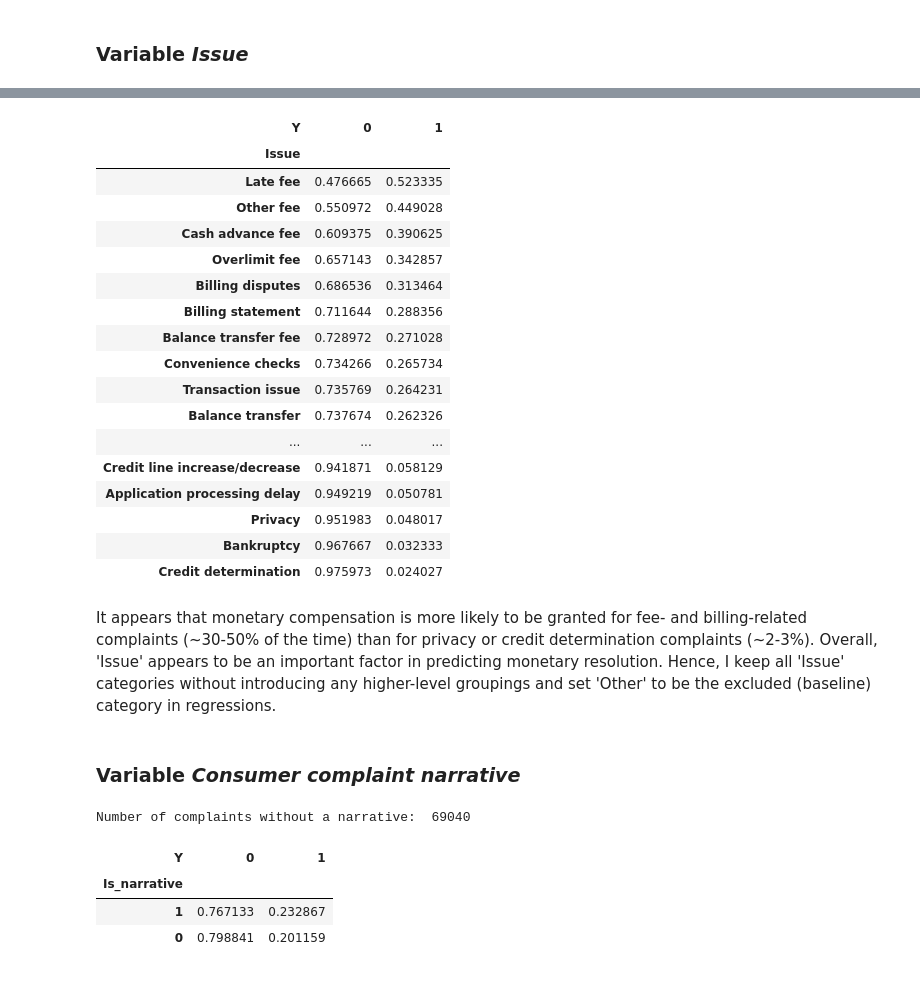
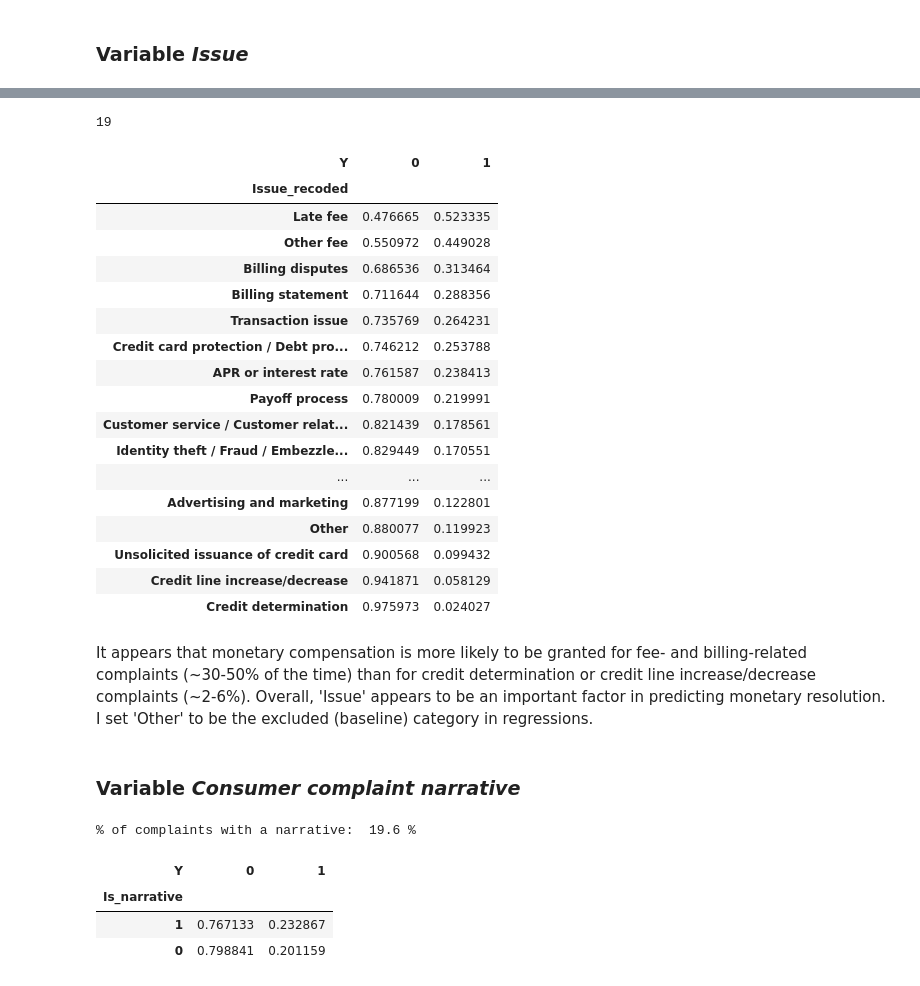
Before and after one commit to zhannazh/Predicting_Outcome_of_Consumer_Finance_Complaints, a Jupyter notebook: 1. Data exploration and feature engineering.ipynb, the cells around one changed output, grey strips where cells are left out. Cells and saved outputs as stored; diff of their text form; code cells hidden in the pictures.

```diff
--- a/1. Data exploration and feature engineering.ipynb
+++ b/1. Data exploration and feature engineering.ipynb
@@ -20,7 +20,8 @@ import matplotlib.pyplot as plt
 %matplotlib inline
 # %%
 # Set up directory path and load the CFPB data
-directory = '[[enter directory path]]'
+##directory = '[[enter directory path]]'
+directory = '/Users/rosa/Documents/Predicting_Outcome_of_Credit_Card_Complaints/Data/'
 df =pd.read_csv(directory+ 'Consumer_Complaints_loaded_March20_2017.csv', \
                 header = 0, sep = ',', dtype = 'str')
 # NOTE: This file was too big to save on Github so I posted a smaller version of it with
@@ -144,2 +143,6 @@ True
 # %% [markdown]
 ### Variable *Issue*
+# %%
+# Tabulate 'Issue'
+Issue_labels = df.Issue.value_counts(dropna=False)/df.shape[0]
+Issue_labels
@@ -146,26 +174,42 @@ True
+# %%
+# Identify Issue categories that capture less than 2% of all credit card complaints (2% is arbitrary)
+relabel_issue = []
+for i in Issue_labels.index:
+    if df[df.Issue == i].Issue.count()/df.shape[0] < 0.02:
+        relabel_issue.append(i)
+
+# Group the identified categories into "Issues - Other groupped"
+df["Issue_recoded"] = df.Issue
+for i in relabel_issue:
+    df.loc[df.Issue == i, 'Issue_recoded'] = "Issues - Other groupped"
+
+# Number of unique categories in the recoded Issue variable
+df.Issue_recoded.nunique()
+# %% [output]
+19
 # %%
-# Tabulate 'Issue' by outcome (Y)
-pd.crosstab(index = df.Issue, columns = df.Y,
+# Tabulate recoded 'Issue' by outcome (Y)
+pd.crosstab(index = df.Issue_recoded, columns = df.Y,
             normalize = 'index').sort_values(by=1, ascending=False)
 # %% [output]
 | Y | 0 | 1 |
-| Issue |  |  |
+| Issue_recoded |  |  |
 | Late fee | 0.476665 | 0.523335 |
 | Other fee | 0.550972 | 0.449028 |
-| Cash advance fee | 0.609375 | 0.390625 |
-| Overlimit fee | 0.657143 | 0.342857 |
 | Billing disputes | 0.686536 | 0.313464 |
 | Billing statement | 0.711644 | 0.288356 |
-| Balance transfer fee | 0.728972 | 0.271028 |
-| Convenience checks | 0.734266 | 0.265734 |
 | Transaction issue | 0.735769 | 0.264231 |
-| Balance transfer | 0.737674 | 0.262326 |
+| Credit card protection / Debt pro... | 0.746212 | 0.253788 |
+| APR or interest rate | 0.761587 | 0.238413 |
+| Payoff process | 0.780009 | 0.219991 |
+| Customer service / Customer relat... | 0.821439 | 0.178561 |
+| Identity theft / Fraud / Embezzle... | 0.829449 | 0.170551 |
 | ... | ... | ... |
+| Advertising and marketing | 0.877199 | 0.122801 |
+| Other | 0.880077 | 0.119923 |
+| Unsolicited issuance of credit card | 0.900568 | 0.099432 |
 | Credit line increase/decrease | 0.941871 | 0.058129 |
-| Application processing delay | 0.949219 | 0.050781 |
-| Privacy | 0.951983 | 0.048017 |
-| Bankruptcy | 0.967667 | 0.032333 |
 | Credit determination | 0.975973 | 0.024027 |
 # %% [markdown]
-It appears that monetary compensation is more likely to be granted for fee- and billing-related complaints (~30-50% of the time) than for privacy or credit determination complaints (~2-3%). Overall, 'Issue' appears to be an important factor in predicting monetary resolution. Hence, I keep all 'Issue' categories without introducing any higher-level groupings and set 'Other' to be the excluded (baseline) category in regressions.
+It appears that monetary compensation is more likely to be granted for fee- and billing-related complaints (~30-50% of the time) than for credit determination or credit line increase/decrease complaints (~2-6%). Overall, 'Issue' appears to be an important factor in predicting monetary resolution. I set 'Other' to be the excluded (baseline) category in regressions.
 # %%
@@ -177,14 +221,15 @@ df = pd.concat([df, df_Issue], axis=1)
 # %% [markdown]
 ### Variable *Consumer complaint narrative*
 # %%
+# Calculate % of observations when the 'Consumer complaint narrative' is present (i.e., non-Null observations)
+print('% of complaints with a narrative: ',
+      format(100*df['Consumer complaint narrative'].notnull().sum()/df.shape[0], '.1f'), '%')
+
+
 # Create an indicator variable for the presense of a complaint narrative
-print('Number of complaints without a narrative: ',
-      df['Consumer complaint narrative'].isna().sum())
-print()
-
 df['Is_narrative'] = np.where(df['Consumer complaint narrative'].notnull(), 1, 0)
 # %% [output]
-Number of complaints without a narrative:  69040
+% of complaints with a narrative:  19.6 %
 # %%
 # Tabulate indicator variable for 'Consumer complaint narrative' by outcome (Y)
 pd.crosstab(index = df.Is_narrative,
```
Also changed, not shown: parts of 44 cells of this notebook.
